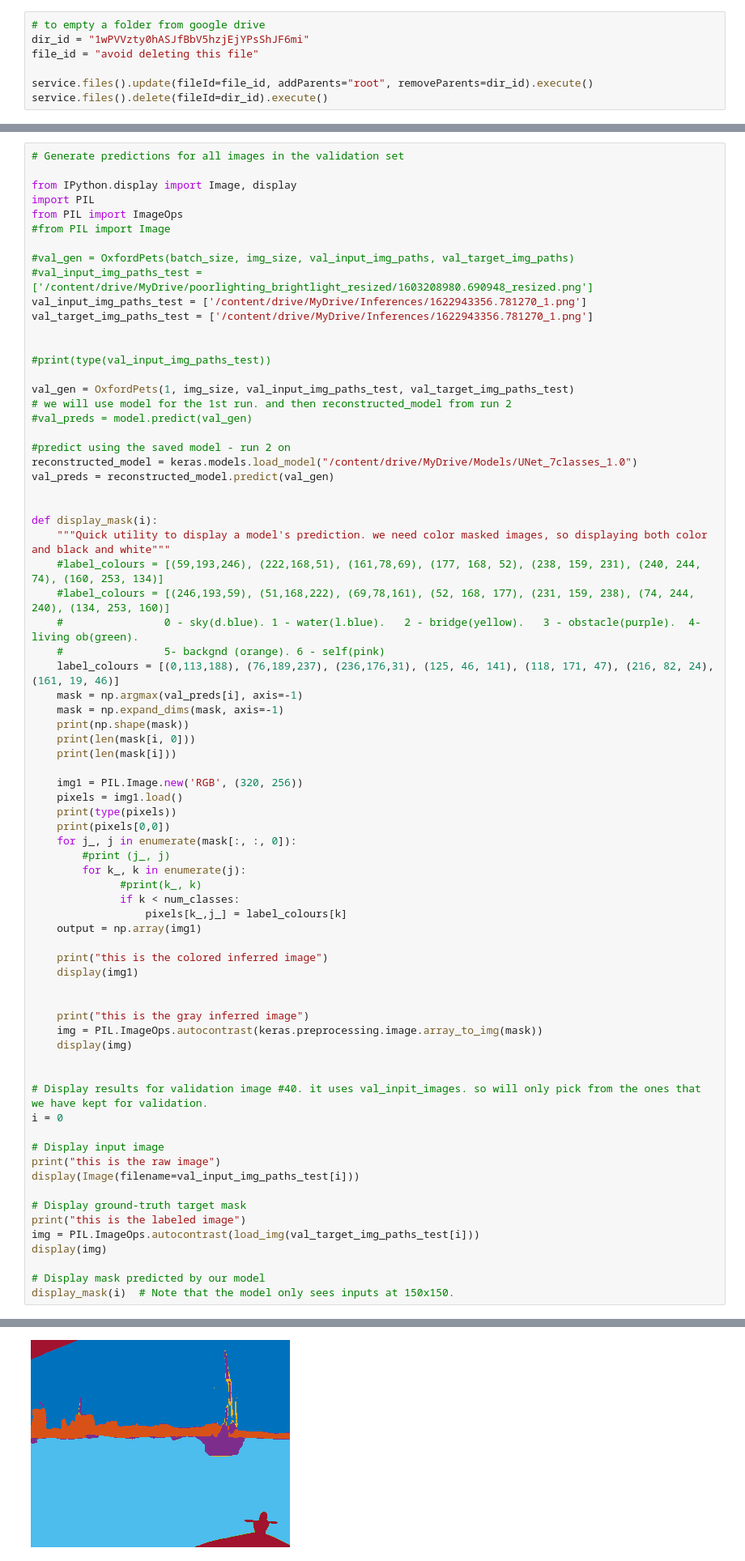
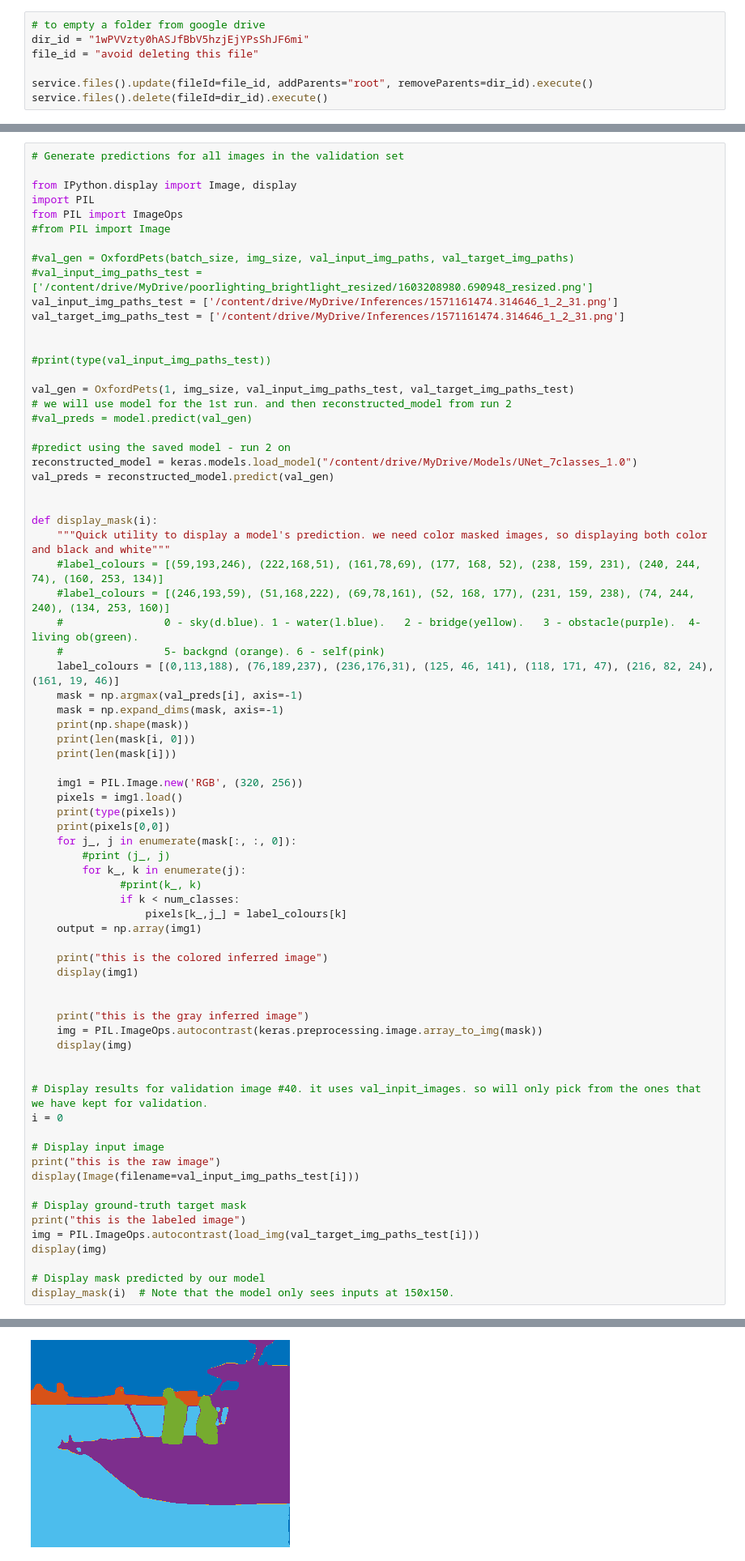
Before and after one commit to ssnirgudkar/Home-AIML, a Jupyter notebook: IR_7classes_Unet_Final_Visualize_only.ipynb, the cells around one changed output, grey strips where cells are left out. Shown at 81% size. Cells and saved outputs as stored; diff of their text form.

```diff
--- a/IR_7classes_Unet_Final_Visualize_only.ipynb
+++ b/IR_7classes_Unet_Final_Visualize_only.ipynb
@@ -160,8 +160,8 @@ from PIL import ImageOps
 
 #val_gen = OxfordPets(batch_size, img_size, val_input_img_paths, val_target_img_paths)
 #val_input_img_paths_test = ['/content/drive/MyDrive/poorlighting_brightlight_resized/1603208980.690948_resized.png']
-val_input_img_paths_test = ['/content/drive/MyDrive/Inferences/1622943356.781270_1.png']
-val_target_img_paths_test = ['/content/drive/MyDrive/Inferences/1622943356.781270_1.png']
+val_input_img_paths_test = ['/content/drive/MyDrive/Inferences/1571161474.314646_1_2_31.png']
+val_target_img_paths_test = ['/content/drive/MyDrive/Inferences/1571161474.314646_1_2_31.png']
 
 
 #print(type(val_input_img_paths_test))
@@ -231,8 +231,8 @@ this is the labeled image
 (256, 320, 1)
 1
 320
 <class 'PixelAccess'>
 (0, 0, 0)
 this is the colored inferred image
-[figure, old version]
+[figure, new version]
 this is the gray inferred image
```
Also changed, not shown: parts of 1 cell of this notebook.
